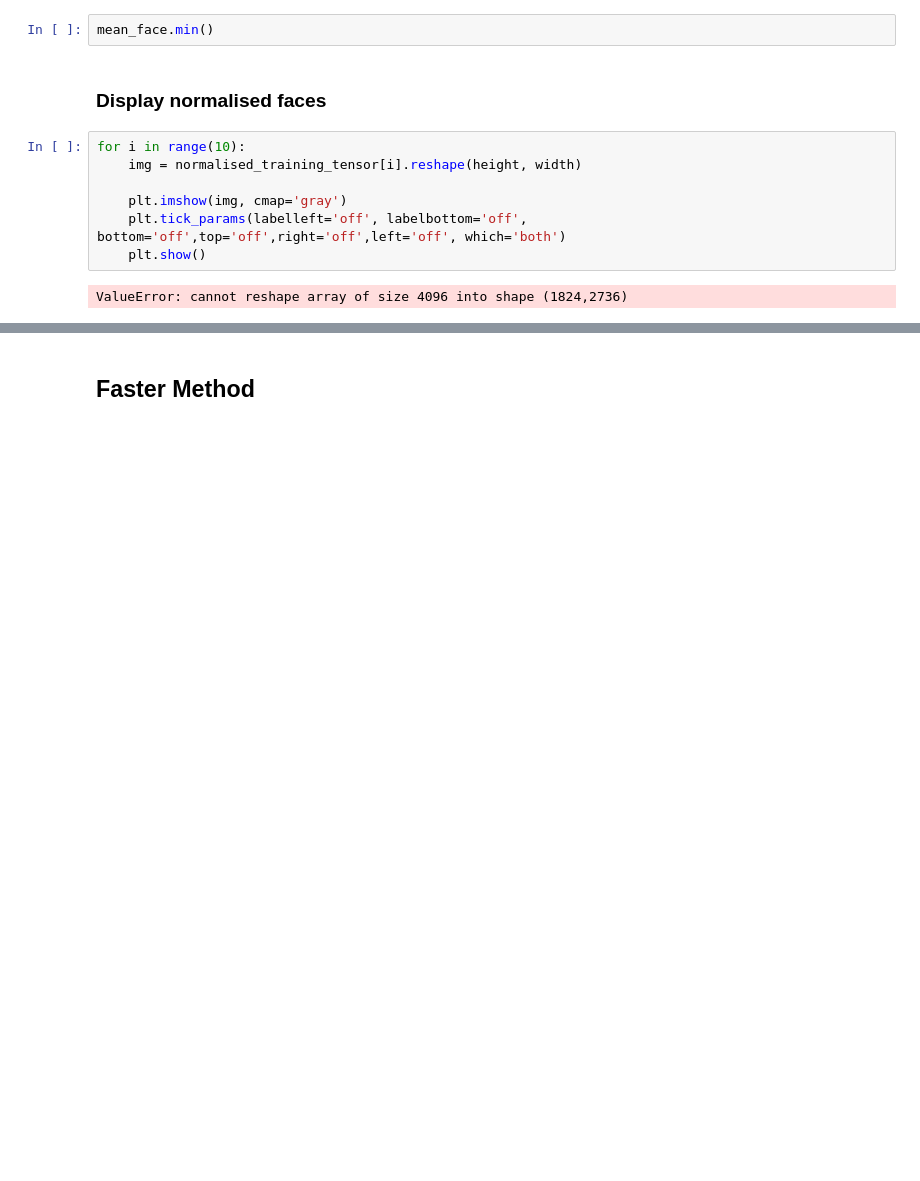
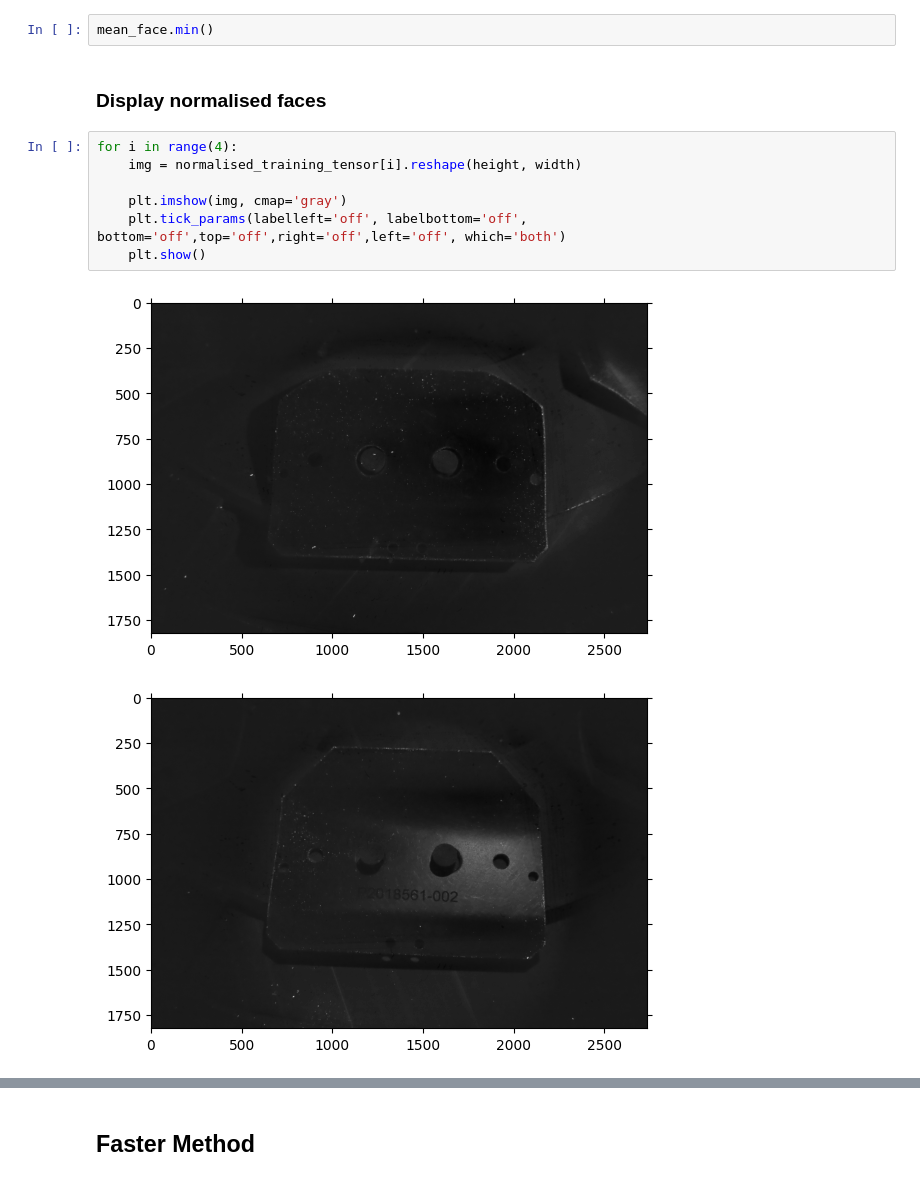
Before and after one commit to Pippo809/utilities, a Jupyter notebook: tools/Face Recognition.ipynb, the cells around one changed output, grey strips where cells are left out. Saved outputs shown, nothing was run; the diff lists cells and outputs as text; blank space fills up the shorter version.

```diff
--- a/tools/Face Recognition.ipynb
+++ b/tools/Face Recognition.ipynb
@@ -112,11 +74,12 @@ mean_face.min()
 # %% [markdown]
 ### Display normalised faces
 # %%
-for i in range(10):
+for i in range(4):
     img = normalised_training_tensor[i].reshape(height, width)
 
     plt.imshow(img, cmap='gray')
     plt.tick_params(labelleft='off', labelbottom='off', bottom='off',top='off',right='off',left='off', which='both')
     plt.show()
 # %% [output]
-ValueError: cannot reshape array of size 4096 into shape (1824,2736)
+[figure, added]
+[figure, added]
```
Also changed, not shown: parts of 18 cells of this notebook, 27 other files.
